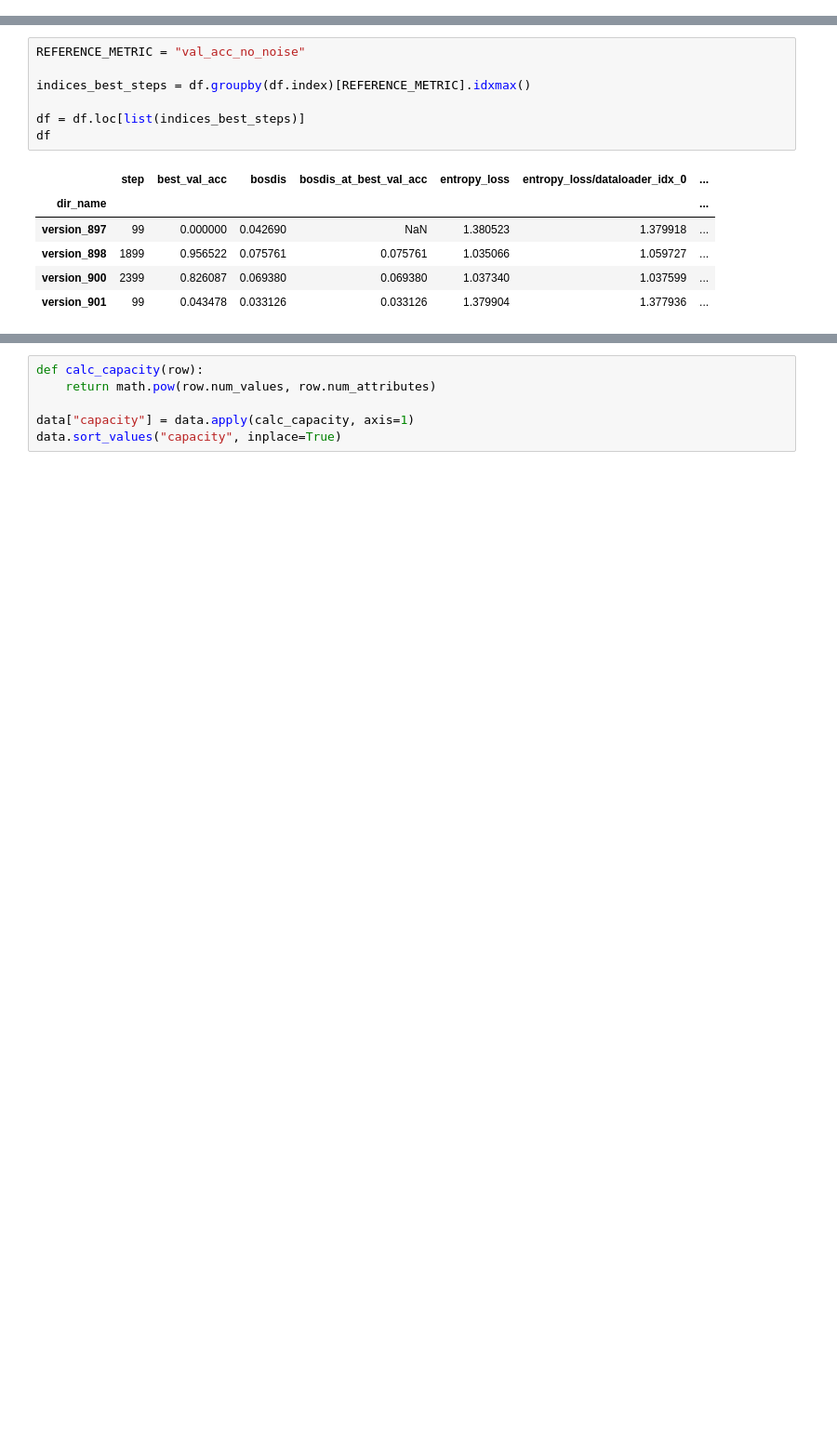
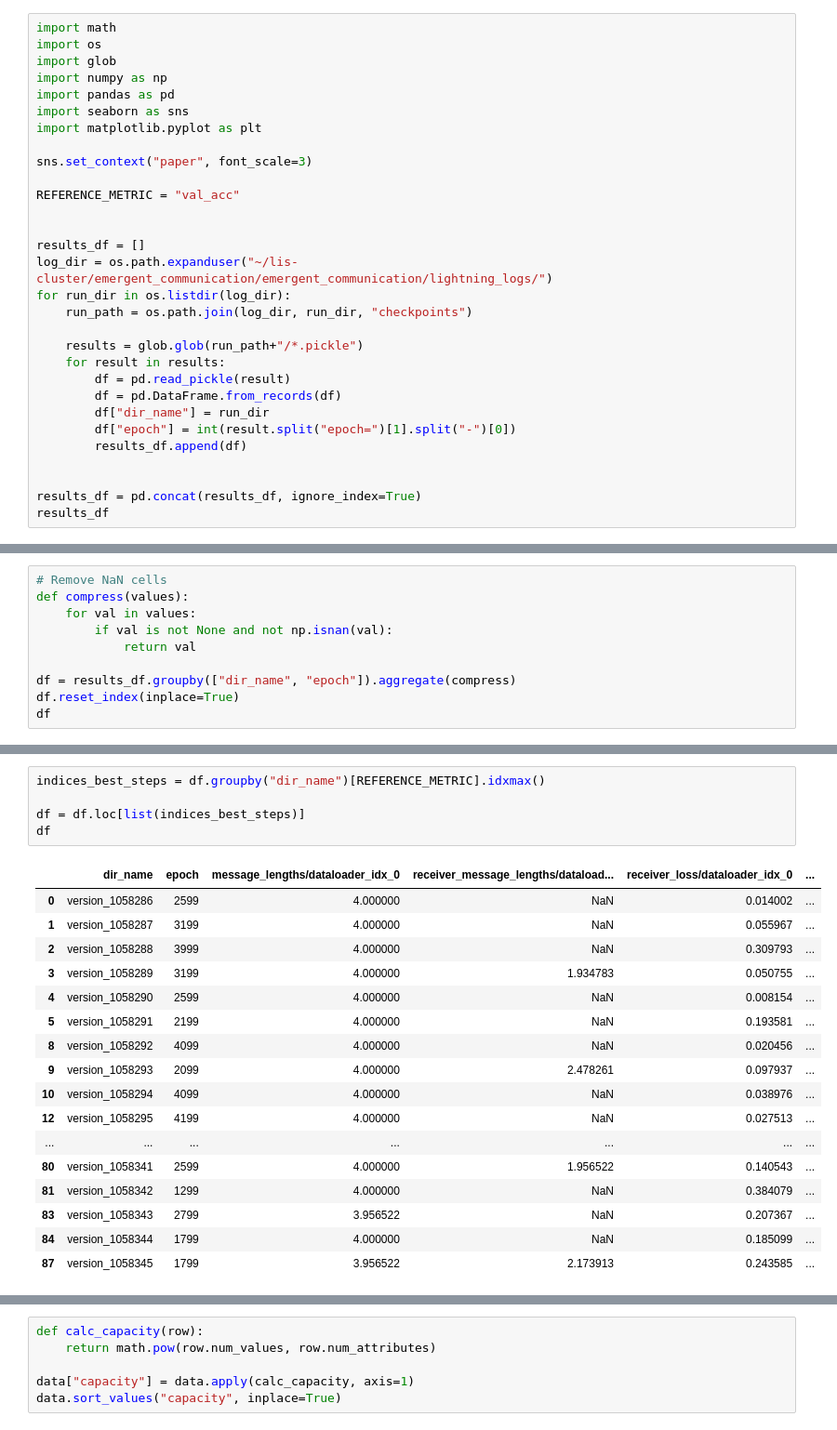
Before and after one commit to mitjanikolaus/emergent_communication, a Jupyter notebook: eval_grid_search_from_logs.ipynb, the cells around one changed output, grey strips where cells are left out. Shown at 93% size. Saved outputs shown, nothing was run; the diff lists cells and outputs as text; blank space fills up the shorter version.

```diff
--- a/eval_grid_search_from_logs.ipynb
+++ b/eval_grid_search_from_logs.ipynb
@@ -19,0 +1,30 @@ pd.DataFrame.from_records(df_1)
+# %%
+import math
+import os
+import glob
+import numpy as np
+import pandas as pd
+import seaborn as sns
+import matplotlib.pyplot as plt
+
+sns.set_context("paper", font_scale=3)
+
+REFERENCE_METRIC = "val_acc"
+
+
+results_df = []
+log_dir = os.path.expanduser("~/lis-cluster/emergent_communication/emergent_communication/lightning_logs/")
+for run_dir in os.listdir(log_dir):
+    run_path = os.path.join(log_dir, run_dir, "checkpoints")
+
+    results = glob.glob(run_path+"/*.pickle")
+    for result in results:
+        df = pd.read_pickle(result)
+        df = pd.DataFrame.from_records(df)
+        df["dir_name"] = run_dir
+        df["epoch"] = int(result.split("epoch=")[1].split("-")[0])
+        results_df.append(df)
+
+
+results_df = pd.concat(results_df, ignore_index=True)
+results_df
@@ -19,0 +45,10 @@ pd.DataFrame.from_records(df_1)
+# %%
+# Remove NaN cells
+def compress(values):
+    for val in values:
+        if val is not None and not np.isnan(val):
+            return val
+
+df = results_df.groupby(["dir_name", "epoch"]).aggregate(compress)
+df.reset_index(inplace=True)
+df
@@ -20,14 +69,23 @@ pd.DataFrame.from_records(df_1)
 # %%
-REFERENCE_METRIC = "val_acc_no_noise"
-
-indices_best_steps = df.groupby(df.index)[REFERENCE_METRIC].idxmax()
+indices_best_steps = df.groupby("dir_name")[REFERENCE_METRIC].idxmax()
 
 df = df.loc[list(indices_best_steps)]
 df
 # %% [output]
-|  | step | best_val_acc | bosdis | bosdis_at_best_val_acc | entropy_loss | entropy_loss/dataloader_idx_0 | ... |
-| dir_name |  |  |  |  |  |  | ... |
-| version_897 | 99 | 0.000000 | 0.042690 | NaN | 1.380523 | 1.379918 | ... |
-| version_898 | 1899 | 0.956522 | 0.075761 | 0.075761 | 1.035066 | 1.059727 | ... |
-| version_900 | 2399 | 0.826087 | 0.069380 | 0.069380 | 1.037340 | 1.037599 | ... |
-| version_901 | 99 | 0.043478 | 0.033126 | 0.033126 | 1.379904 | 1.377936 | ... |
+|  | dir_name | epoch | message_lengths/dataloader_idx_0 | receiver_message_lengths/dataload... | receiver_loss/dataloader_idx_0 | ... |
+| 0 | version_1058286 | 2599 | 4.000000 | NaN | 0.014002 | ... |
+| 1 | version_1058287 | 3199 | 4.000000 | NaN | 0.055967 | ... |
+| 2 | version_1058288 | 3999 | 4.000000 | NaN | 0.309793 | ... |
+| 3 | version_1058289 | 3199 | 4.000000 | 1.934783 | 0.050755 | ... |
+| 4 | version_1058290 | 2599 | 4.000000 | NaN | 0.008154 | ... |
+| 5 | version_1058291 | 2199 | 4.000000 | NaN | 0.193581 | ... |
+| 8 | version_1058292 | 4099 | 4.000000 | NaN | 0.020456 | ... |
+| 9 | version_1058293 | 2099 | 4.000000 | 2.478261 | 0.097937 | ... |
+| 10 | version_1058294 | 4099 | 4.000000 | NaN | 0.038976 | ... |
+| 12 | version_1058295 | 4199 | 4.000000 | NaN | 0.027513 | ... |
+| ... | ... | ... | ... | ... | ... | ... |
+| 80 | version_1058341 | 2599 | 4.000000 | 1.956522 | 0.140543 | ... |
+| 81 | version_1058342 | 1299 | 4.000000 | NaN | 0.384079 | ... |
+| 83 | version_1058343 | 2799 | 3.956522 | NaN | 0.207367 | ... |
+| 84 | version_1058344 | 1799 | 4.000000 | NaN | 0.185099 | ... |
+| 87 | version_1058345 | 1799 | 3.956522 | 2.173913 | 0.243585 | ... |
```
Also changed, not shown: parts of 9 cells of this notebook.
